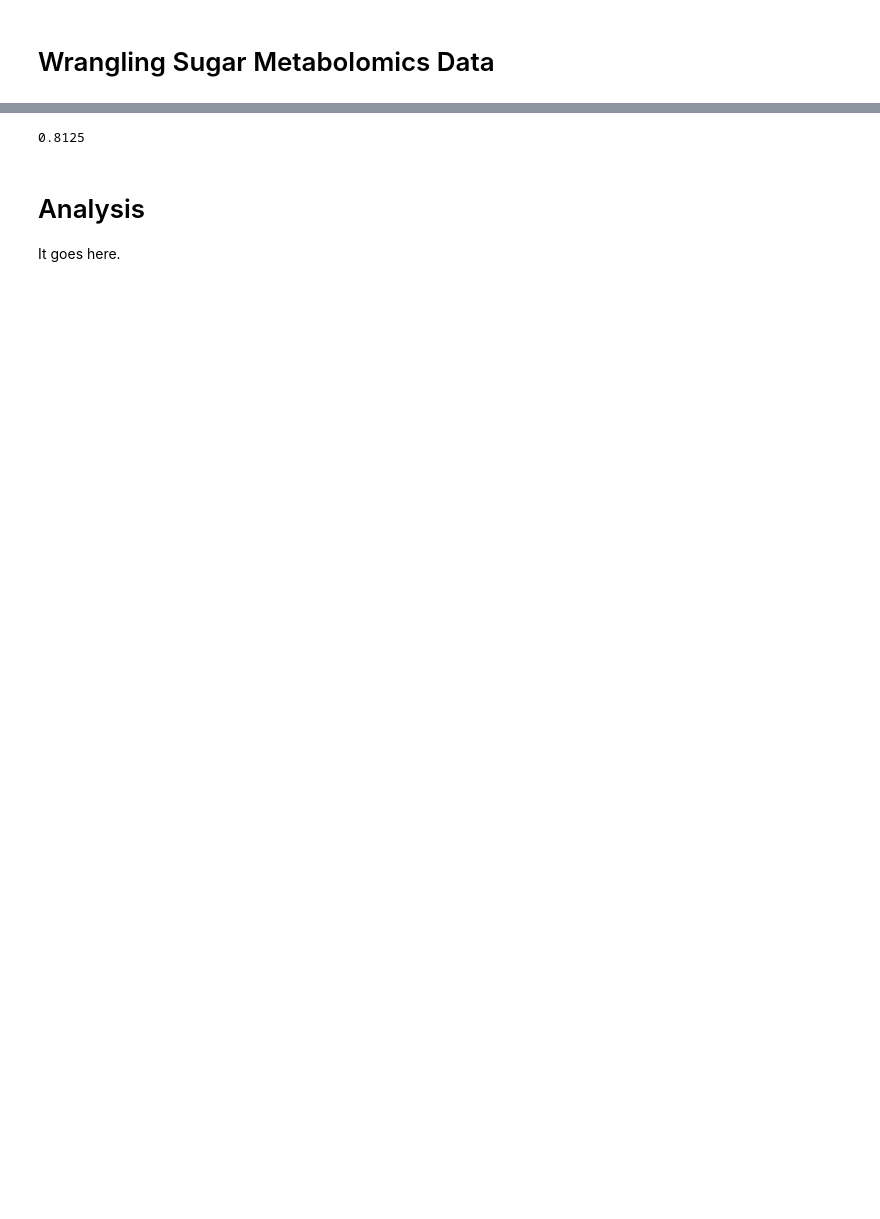
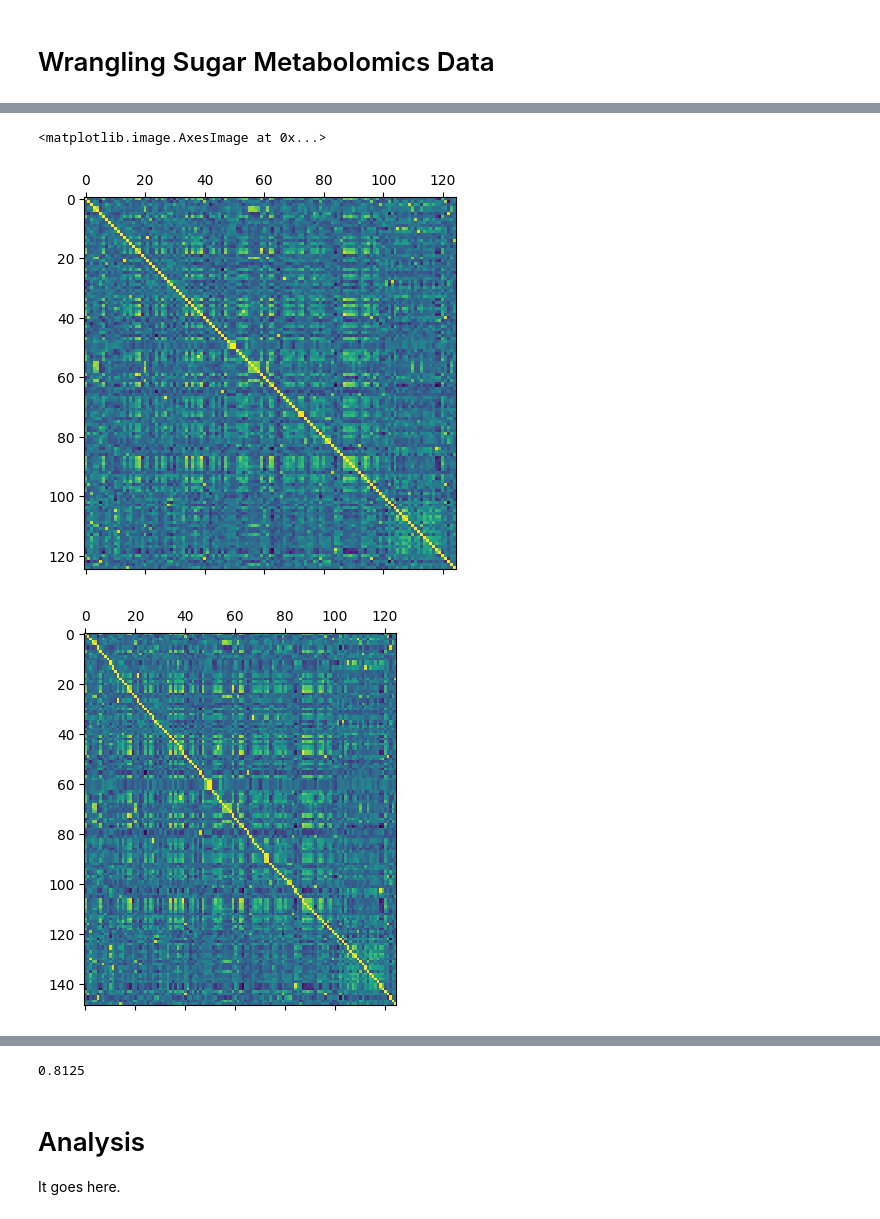
Before and after one commit to BIOS6644/BIOS6644_Spring_2024, a Jupyter notebook: students/DavidNerguizian/Module_1/notebooks/BIOS6644_CSV_Sugar_Metabolomics_DavidNerguizian.ipynb, the cells around one changed output, grey strips where cells are left out. Drawn from its saved outputs; the diff is of its cells as text; code cells hidden in the pictures; blank space fills up the shorter version.

```diff
--- a/students/DavidNerguizian/Module_1/notebooks/BIOS6644_CSV_Sugar_Metabolomics_DavidNerguizian.ipynb
+++ b/students/DavidNerguizian/Module_1/notebooks/BIOS6644_CSV_Sugar_Metabolomics_DavidNerguizian.ipynb
@@ -119,21 +176,31 @@ assert df.shape == (92, 125)
 # %%
 ##################################################################################################################
 #
 # YouDo:
 # Make a pair of plots as follows:
 #    1) Show the correlation matrix between columns of the data
 #        (hint 1: it should be 124x124, hint 2: check out plt.imshow()
 #         Hint 2: numpy has a function for generating the correlation matrix)
 #
 #    2) Make a similar plot showing correlation > 90%
 #
 #  Stretch goal:  using plt.subplot()  make a single figure with both plots side-by-side
 #
 #######################################  BEGIN STUDENT CODE  #####################################################
 
+corr = df.corr()
+plt.matshow(corr)
 
 
-#######################################   END STUDENT CODE   #####################################################
+#code adapted from https://stackoverflow.com/questions/61329582/printing-columns-with-a-correlation-greater-than-80
+gt90 = plt.matshow(corr.loc[np.where(corr>0.9, 1, 0)==1])
+gt90
+
+########################################  END STUDENT CODE   #####################################################
+# %% [output]
+<matplotlib.image.AxesImage at 0x...>
+[figure, added]
+[figure, added]
 # %%
 ##################################################################################################################
 #
```
Also changed, not shown: parts of 8 cells of this notebook, 2 other files.
